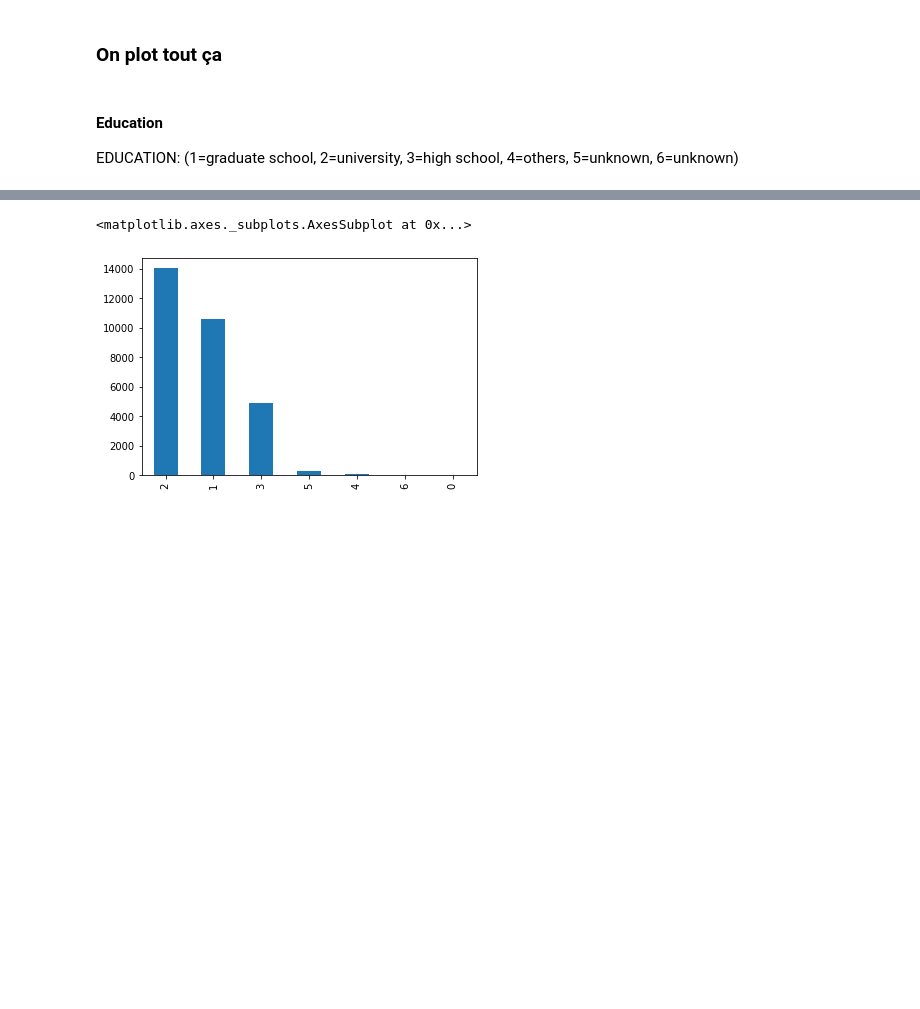
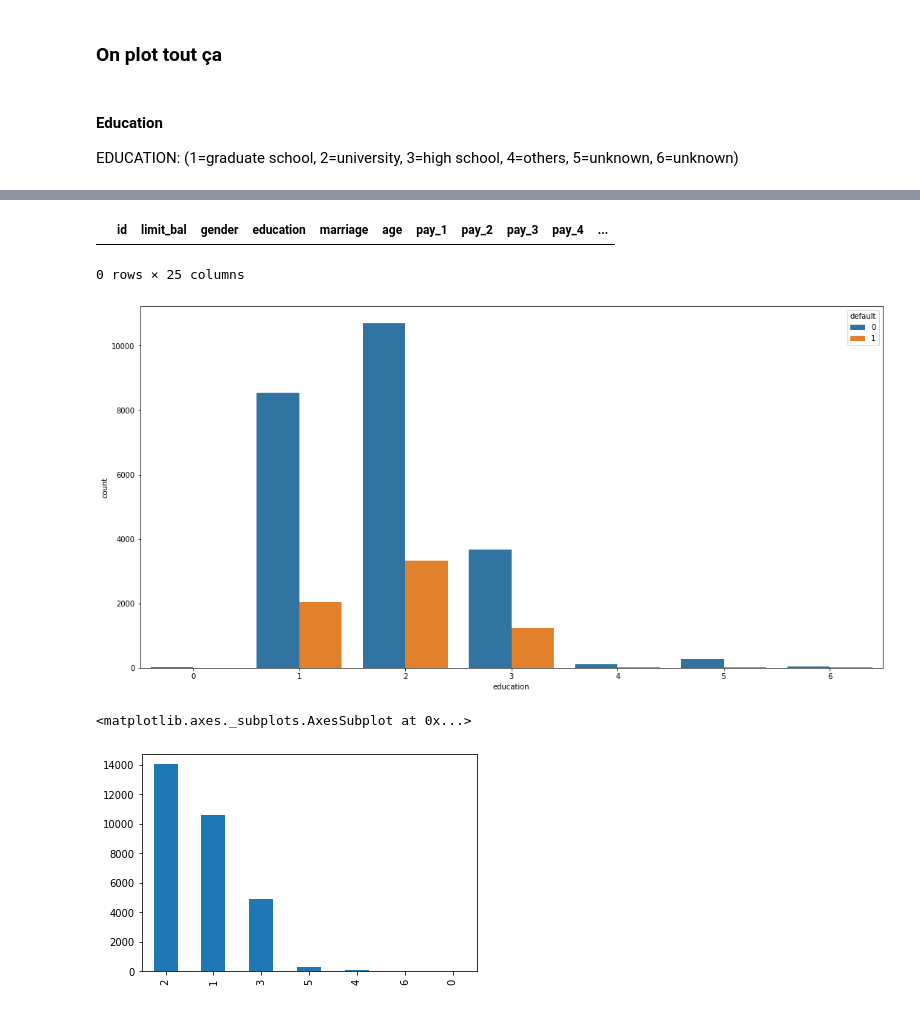
Before and after one commit to thomasXwang/UCI-Credit-card-defaults, a Jupyter notebook: UCI from scratch.ipynb, the cells around one changed output, grey strips where cells are left out. Drawn from its saved outputs; the diff is of its cells as text; code cells hidden in the pictures; blank space fills up the shorter version.

Commit message:
added double categorical count plots using seaborn

```diff
--- a/UCI from scratch.ipynb
+++ b/UCI from scratch.ipynb
@@ -297,3 +310,13 @@ EDUCATION: (1=graduate school, 2=university, 3=high school, 4=others, 5=unknown,
+# %%
+df[df['default']==3]
+# %% [output]
+|  | id | limit_bal | gender | education | marriage | age | pay_1 | pay_2 | pay_3 | pay_4 | ... |
+0 rows × 25 columns
+# %%
+plt.figure(figsize=(18, 9))
+ax = sns.countplot(x="education", hue="default", data=df)
+# %% [output]
+[figure, added]
 # %%
 df.education.value_counts().plot(kind='bar')
 # %% [output]
```
Also changed, not shown: parts of 10 cells of this notebook.
